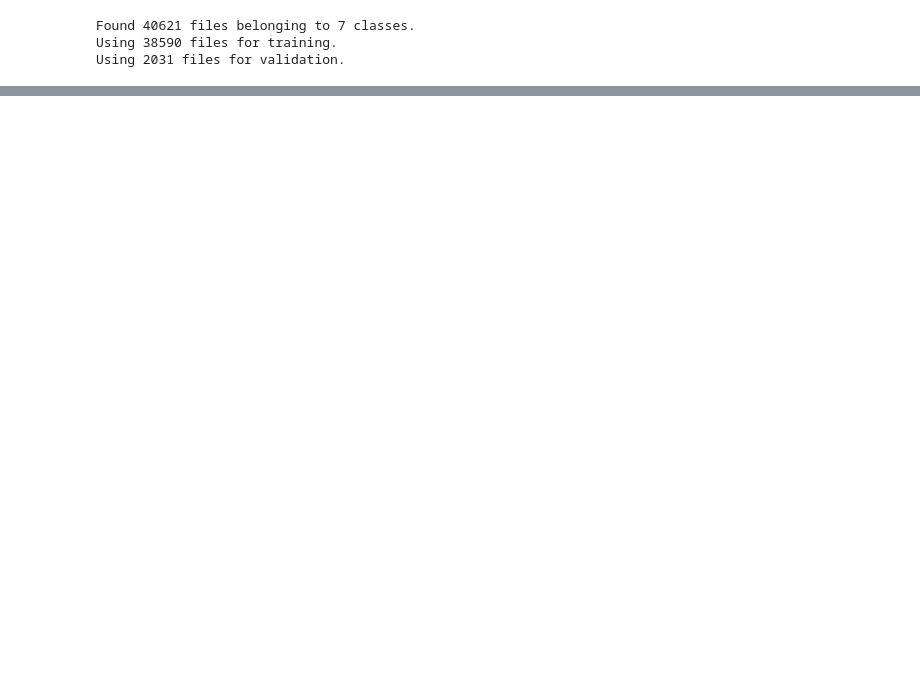
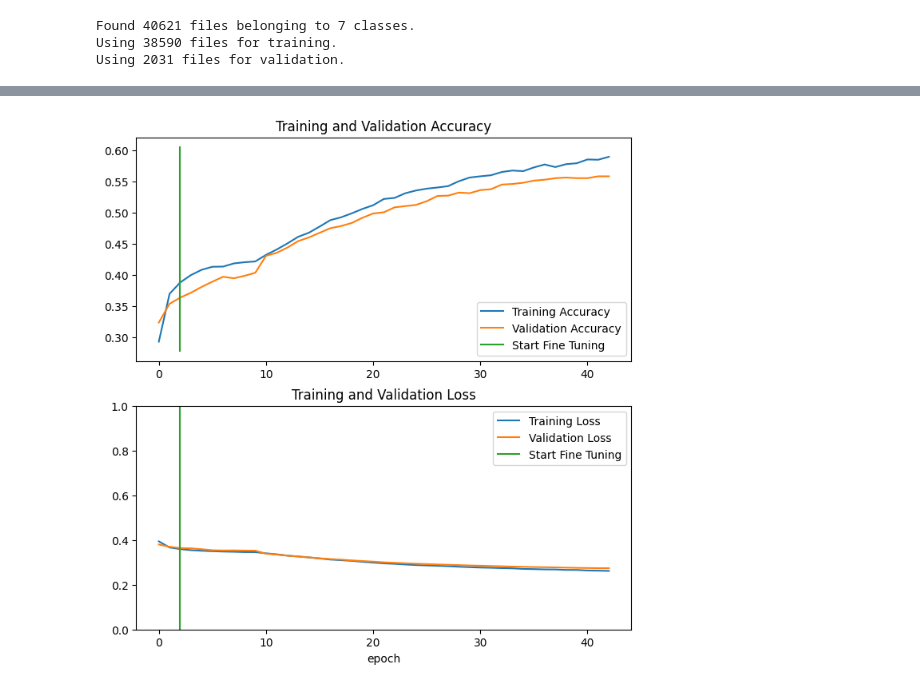
Before and after one commit to H-E-R-O-System/hero-monitor, a Jupyter notebook: affective-computing/train-affect-network.ipynb, the cells around one changed output, grey strips where cells are left out. Saved outputs shown, nothing was run; the diff lists cells and outputs as text; code cells hidden in the pictures; blank space fills up the shorter version.

```diff
--- a/affective-computing/train-affect-network.ipynb
+++ b/affective-computing/train-affect-network.ipynb
@@ -192,6 +208,32 @@ history_fine = model.fit(train_ds,
-# %%
-acc += history_fine.history['accuracy']
-val_acc += history_fine.history['val_accuracy']
-
-loss += history_fine.history['loss']
-val_loss += history_fine.history['val_loss']
+# %%
+def edit_trainable_layers(count,  mod):
+    mod.trainable = True
+    for layer in base_model.layers[:len(mod.layers) - count]:
+      layer.trainable = False
+
+    print("Number of trainable variables in the base model: ", len(mod.trainable_variables))
+# %%
+fine_tune_epochs = 10
+
+for l_count in [20, 30, 40]:
+    edit_trainable_layers(l_count, base_model)
+
+    model.compile(
+        optimizer=keras.optimizers.legacy.Adam(learning_rate=base_learning_rate/(l_count*10)),
+        loss=keras.losses.BinaryCrossentropy(from_logits=True),
+        metrics=[keras.metrics.CategoricalAccuracy()],
+    )
+
+    total_epochs += fine_tune_epochs
+
+    train_history = model.fit(train_ds,
+                             epochs=total_epochs,
+                             initial_epoch=train_history.epoch[-1],
+                             validation_data=val_ds,
+                             callbacks=[model_checkpoint_callback])
+
+    acc += train_history.history['categorical_accuracy']
+    val_acc += train_history.history['val_categorical_accuracy']
+
+    loss += train_history.history['loss']
+    val_loss += train_history.history['val_loss']
@@ -198,22 +258,21 @@ val_loss += history_fine.history['val_loss']
 # %%
 plt.figure(figsize=(8, 8))
 plt.subplot(2, 1, 1)
 plt.plot(acc, label='Training Accuracy')
 plt.plot(val_acc, label='Validation Accuracy')
-plt.ylim([0.8, 1])
-plt.plot([init_epochs-1,init_epochs-1],
-          plt.ylim(), label='Start Fine Tuning')
+plt.plot([2,2], plt.ylim(), label='Start Fine Tuning')
 plt.legend(loc='lower right')
 plt.title('Training and Validation Accuracy')
 
 plt.subplot(2, 1, 2)
 plt.plot(loss, label='Training Loss')
 plt.plot(val_loss, label='Validation Loss')
 plt.ylim([0, 1.0])
-plt.plot([init_epochs-1,init_epochs-1],
-         plt.ylim(), label='Start Fine Tuning')
+plt.plot([2,2], plt.ylim(), label='Start Fine Tuning')
 plt.legend(loc='upper right')
 plt.title('Training and Validation Loss')
 plt.xlabel('epoch')
 plt.show()
+# %% [output]
+[figure, added]
 # %%
```
Also changed, not shown: parts of 23 cells of this notebook, 5 other files.
